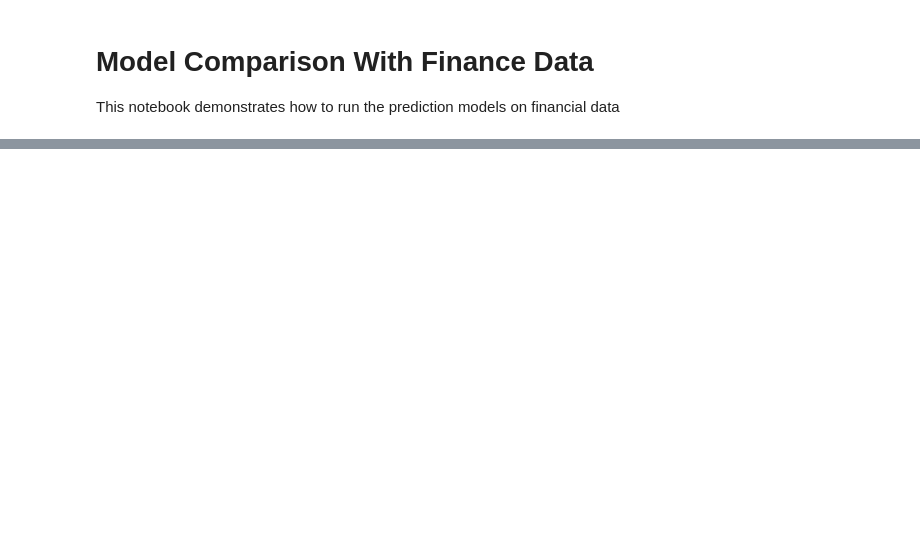
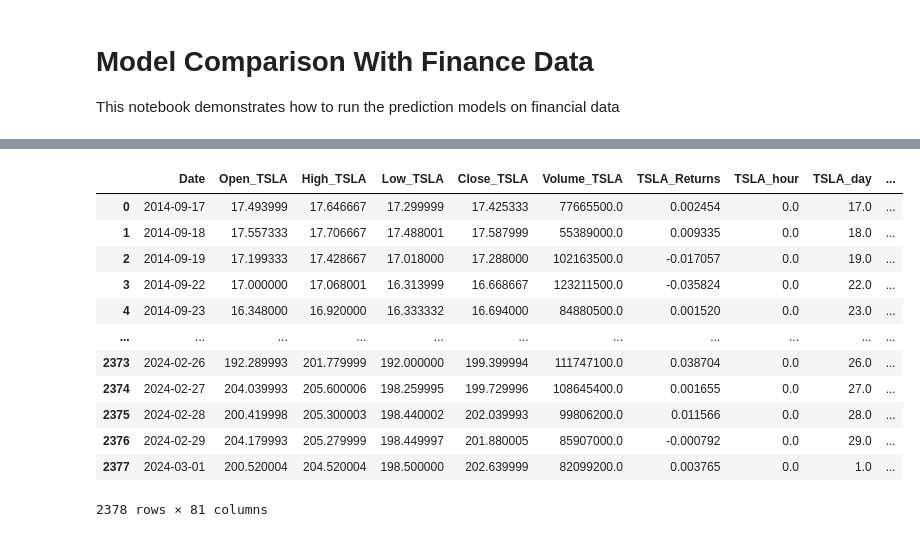
Before and after one commit to Cherry-808/DSS5104-ForecastDL, a Jupyter notebook: notebooks/Finance.ipynb, the cells around one changed output, grey strips where cells are left out. Drawn from its saved outputs; the diff is of its cells as text; code cells hidden in the pictures; blank space fills up the shorter version.

Commit message:
Updates to Finance Notebook and python packages

```diff
--- a/notebooks/Finance.ipynb
+++ b/notebooks/Finance.ipynb
@@ -53,8 +118,57 @@ for name, df in all_data.items():
     else:
         combined_data = pd.merge(combined_data, df, left_index=True, right_index=True, how='outer')
 
+# Flatten MultiIndex columns (if they exist)
+if isinstance(combined_data.columns, pd.MultiIndex):
+    combined_data.columns = ['_'.join([str(i) for i in col if i]) for col in combined_data.columns]
+else:
+    combined_data.columns = [str(col) for col in combined_data.columns]
+
+# Reset and identify date column
 combined_data.reset_index(inplace=True)
-combined_data.rename(columns={combined_data.columns[0]: 'Date'}, inplace=True)
-combined_data['Date'] = pd.to_datetime(combined_data['Date'])
-combined_data.set_index('Date', inplace=True)
+possible_date_cols = [col for col in combined_data.columns if 'date' in col.lower() or col.lower() == 'index']
+if possible_date_cols:
+    combined_data.rename(columns={possible_date_cols[0]: 'Date'}, inplace=True)
+else:
+    raise ValueError("Could not find a date or index column after reset_index.")
+
+# Convert to datetime
+combined_data['Date'] = pd.to_datetime(combined_data['Date'], errors='coerce')
+
+# Drop NA rows before final reset/index
 combined_data.dropna(inplace=True)
+
+# Final cleanup: reset index and drop unnamed/index column if exists
+combined_data.reset_index(drop=True, inplace=True)
+
+# Now 'Date' is a proper datetime column and not an index (suitable for modeling)
+# If you want it as an index for TS modeling, uncomment below:
+# combined_data.set_index('Date', inplace=True)
+
+# Clean up any leftover default index column (if exists)
+if combined_data.columns[0].lower() in ['index', 'unnamed: 0']:
+    combined_data.drop(columns=[combined_data.columns[0]], inplace=True)
+
+# List all feature names
+features = combined_data.columns.tolist()
+
+# Print them out
+for i, feature in enumerate(features, 1):
+    print(f"{i}. {feature}")
+
+combined_data['Date'] = pd.to_datetime(combined_data['Date'], errors='coerce')
+
+# Extract the target
+y = combined_data['Close_TSLA'].values.reshape(-1, 1)  # ensure 2D array
+
+# Initialize and fit RobustScaler
+target_scaler = RobustScaler()
+y_scaled = target_scaler.fit_transform(y)
+
+# Optional: add it back to the DataFrame if needed
+combined_data['Close_TSLA_scaled'] = y_scaled
+
+combined_data.to_csv('../data/dataset_finance/processed/process_finance_data.csv', index=False)
+print("Combined data saved to 'processed_finance_data.csv'")
+combined_data
+# %% [output]
@@ -60,0 +192,13 @@ combined_data.dropna(inplace=True)
+|  | Date | Open_TSLA | High_TSLA | Low_TSLA | Close_TSLA | Volume_TSLA | TSLA_Returns | TSLA_hour | TSLA_day | ... |
+| 0 | 2014-09-17 | 17.493999 | 17.646667 | 17.299999 | 17.425333 | 77665500.0 | 0.002454 | 0.0 | 17.0 | ... |
+| 1 | 2014-09-18 | 17.557333 | 17.706667 | 17.488001 | 17.587999 | 55389000.0 | 0.009335 | 0.0 | 18.0 | ... |
+| 2 | 2014-09-19 | 17.199333 | 17.428667 | 17.018000 | 17.288000 | 102163500.0 | -0.017057 | 0.0 | 19.0 | ... |
+| 3 | 2014-09-22 | 17.000000 | 17.068001 | 16.313999 | 16.668667 | 123211500.0 | -0.035824 | 0.0 | 22.0 | ... |
+| 4 | 2014-09-23 | 16.348000 | 16.920000 | 16.333332 | 16.694000 | 84880500.0 | 0.001520 | 0.0 | 23.0 | ... |
+| ... | ... | ... | ... | ... | ... | ... | ... | ... | ... | ... |
+| 2373 | 2024-02-26 | 192.289993 | 201.779999 | 192.000000 | 199.399994 | 111747100.0 | 0.038704 | 0.0 | 26.0 | ... |
+| 2374 | 2024-02-27 | 204.039993 | 205.600006 | 198.259995 | 199.729996 | 108645400.0 | 0.001655 | 0.0 | 27.0 | ... |
+| 2375 | 2024-02-28 | 200.419998 | 205.300003 | 198.440002 | 202.039993 | 99806200.0 | 0.011566 | 0.0 | 28.0 | ... |
+| 2376 | 2024-02-29 | 204.179993 | 205.279999 | 198.449997 | 201.880005 | 85907000.0 | -0.000792 | 0.0 | 29.0 | ... |
+| 2377 | 2024-03-01 | 200.520004 | 204.520004 | 198.500000 | 202.639999 | 82099200.0 | 0.003765 | 0.0 | 1.0 | ... |
+2378 rows × 81 columns
```
Also changed, not shown: parts of 12 cells of this notebook, 7 other files.
